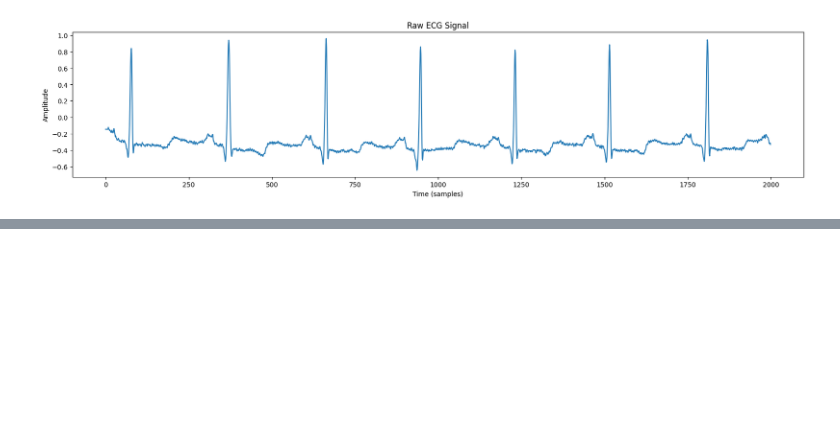
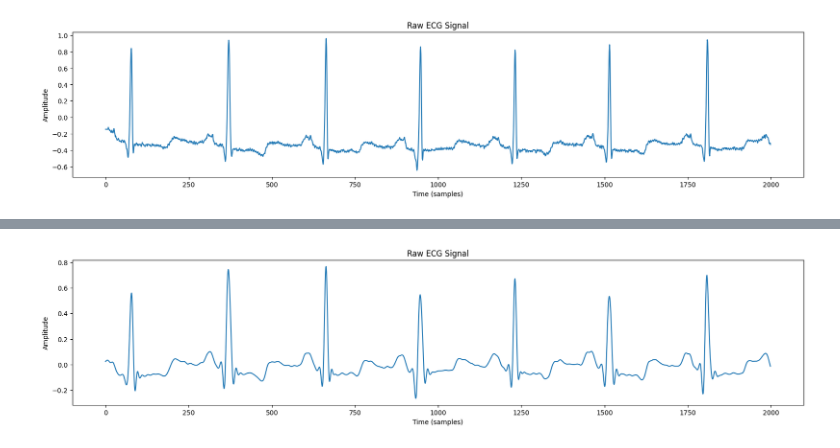
Before and after one commit to Cobrachainsaw/Arrhythmia_real_time_system, a Jupyter notebook: preprocess.ipynb, the cells around one changed output, grey strips where cells are left out. Drawn from its saved outputs; the diff is of its cells as text; code cells hidden in the pictures; blank space fills up the shorter version.

```diff
--- a/preprocess.ipynb
+++ b/preprocess.ipynb
@@ -43,0 +90,9 @@ y = filtfilt(b, a, data)
+# %%
+plt.figure(figsize=(20, 4))
+plt.plot(signals.ECG_Clean[:2000])
+plt.title('Raw ECG Signal')
+plt.xlabel('Time (samples)')
+plt.ylabel('Amplitude')
+plt.show()
+# %% [output]
+[figure, added]
```
Also changed, not shown: parts of 7 cells of this notebook.
